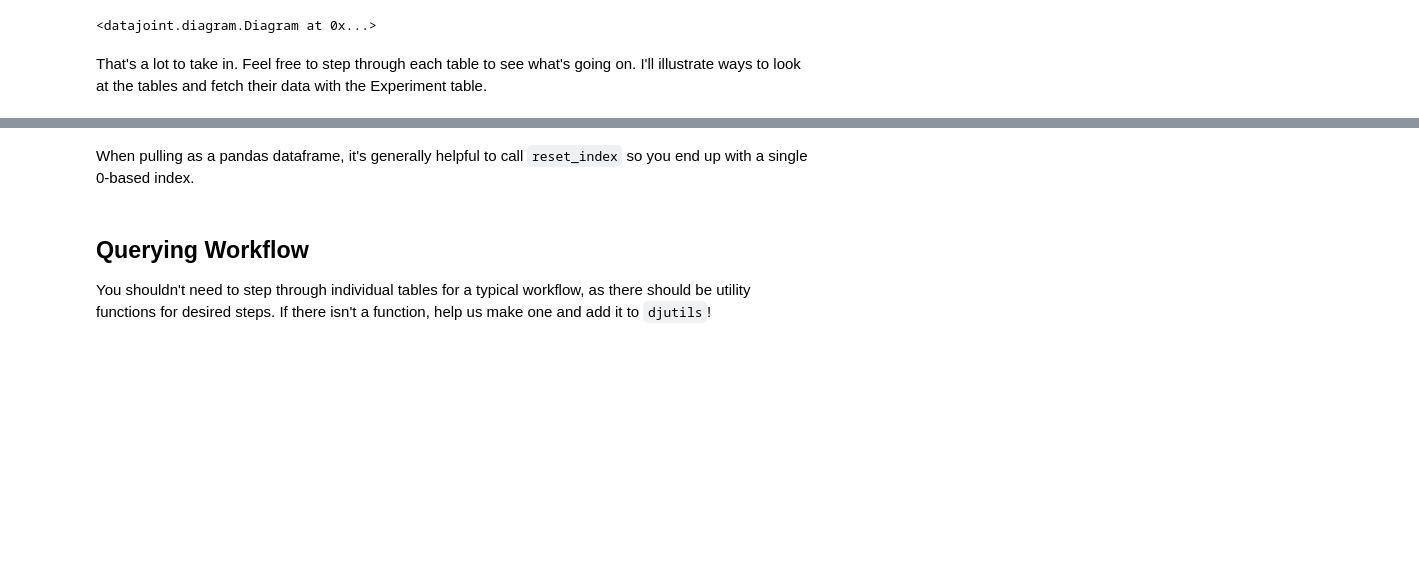
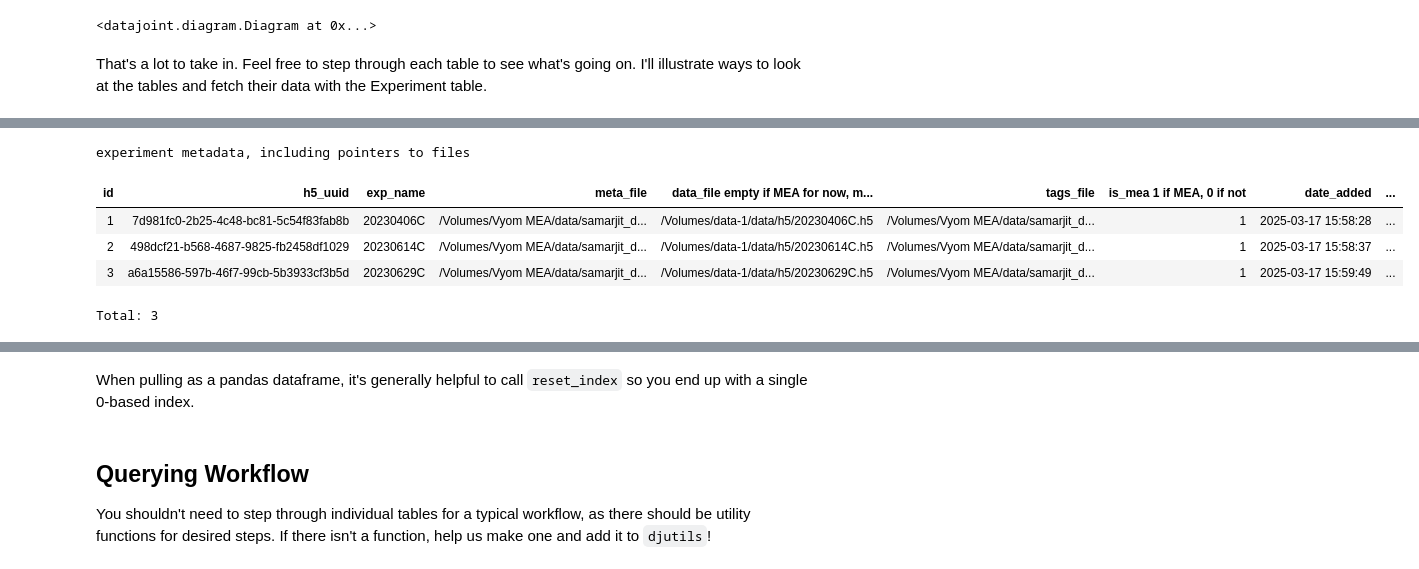
Before and after one commit to vmr160030/datajoint, a Jupyter notebook: nbs/202503_tutorial.ipynb, the cells around one changed output, grey strips where cells are left out. Cells and saved outputs as stored; diff of their text form; code cells hidden in the pictures; blank space fills up the shorter version.

```diff
--- a/nbs/202503_tutorial.ipynb
+++ b/nbs/202503_tutorial.ipynb
@@ -153 +97,10 @@ Total: 72
+# %%
+schema.Experiment() & 'id<4' # Just show first 3 entries
+# %% [output]
+experiment metadata, including pointers to files
+| id | h5_uuid | exp_name | meta_file | data_file empty if MEA for now, m... | tags_file | is_mea 1 if MEA, 0 if not | date_added | ... |
+| 1 | 7d981fc0-2b25-4c48-bc81-5c54f83fab8b | 20230406C | /Volumes/Vyom MEA/data/samarjit_d... | /Volumes/data-1/data/h5/20230406C.h5 | /Volumes/Vyom MEA/data/samarjit_d... | 1 | 2025-03-17 15:58:28 | ... |
+| 2 | 498dcf21-b568-4687-9825-fb2458df1029 | 20230614C | /Volumes/Vyom MEA/data/samarjit_d... | /Volumes/data-1/data/h5/20230614C.h5 | /Volumes/Vyom MEA/data/samarjit_d... | 1 | 2025-03-17 15:58:37 | ... |
+| 3 | a6a15586-597b-46f7-99cb-5b3933cf3b5d | 20230629C | /Volumes/Vyom MEA/data/samarjit_d... | /Volumes/data-1/data/h5/20230629C.h5 | /Volumes/Vyom MEA/data/samarjit_d... | 1 | 2025-03-17 15:59:49 | ... |
+Total: 3
 # %%
```
Also changed, not shown: parts of 23 cells of this notebook.
